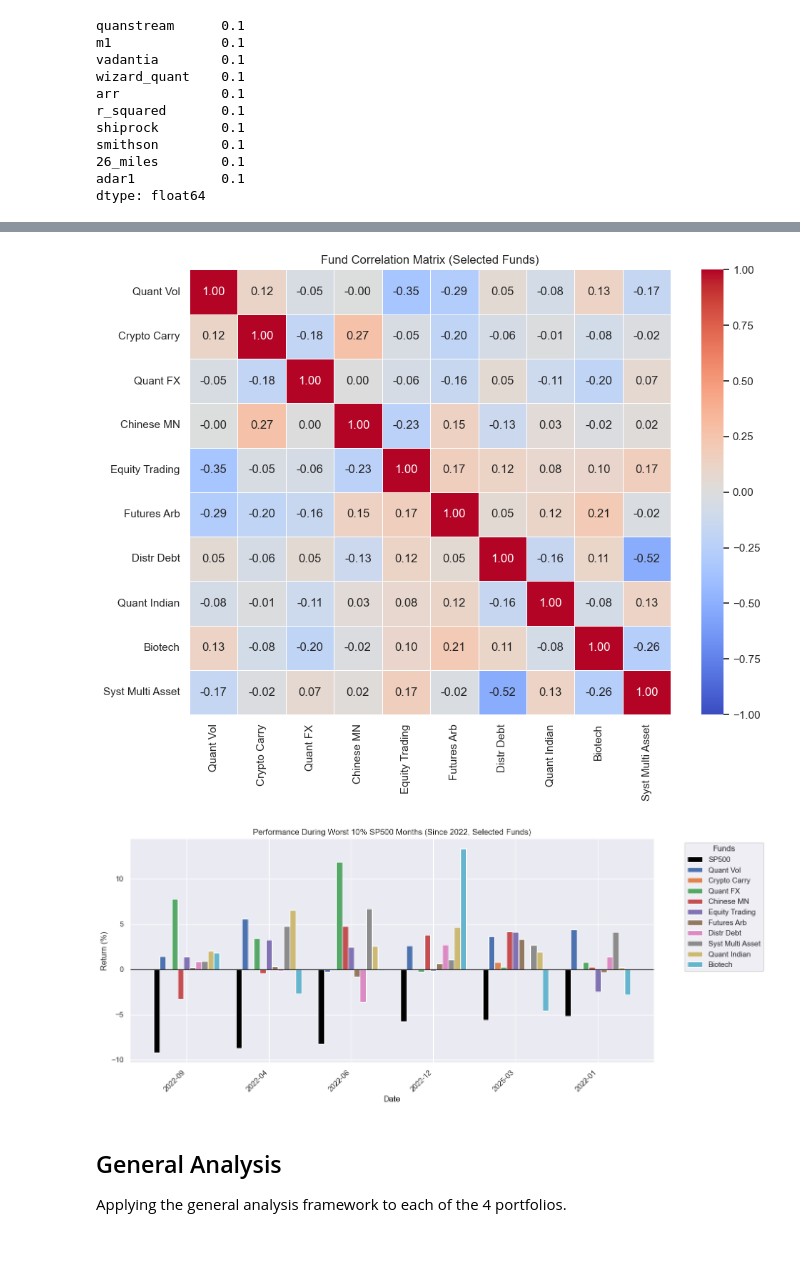
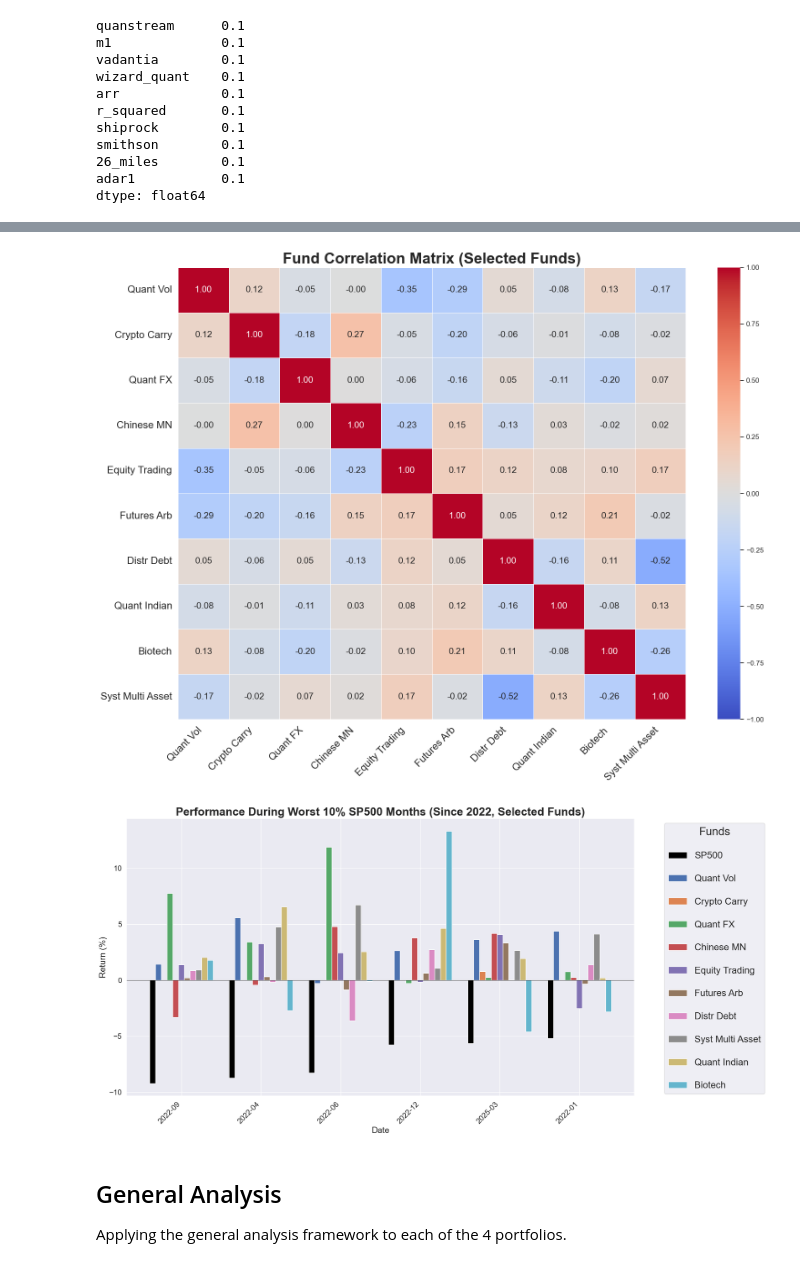
Before and after one commit to arthurdhonneur7/athenee_hf_portfolio, a Jupyter notebook: target_pflio.ipynb, the cells around one changed output, grey strips where cells are left out. Saved outputs shown, nothing was run; the diff lists cells and outputs as text; code cells hidden in the pictures.

```diff
--- a/target_pflio.ipynb
+++ b/target_pflio.ipynb
@@ -334,7 +334,7 @@ plt.show()
 # --- Worst 10% SP500 Months Analysis (All Funds) ---
 import pandas as pd
 
-def plot_worst_sp500_months_interactive(data_df, title_suffix="", start_date=None, save_path=None):
+def plot_worst_sp500_months_interactive(data_df, title_suffix="", start_date=None, save_path=None, figsize=(20, 10)):
     df_plot = data_df.copy()
     if start_date:
         df_plot = df_plot[df_plot.index >= pd.to_datetime(start_date)]
@@ -357,7 +357,7 @@ def plot_worst_sp500_months_interactive(data_df, title_suffix="", start_date=Non
     import matplotlib.pyplot as plt
     import numpy as np
 
-    fig, ax = plt.subplots(figsize=(14, 6))
+    fig, ax = plt.subplots(figsize=figsize)
     x = np.arange(len(plot_data))
     num_cols = len(cols_to_plot)
     width = 0.8 / num_cols
@@ -369,12 +369,13 @@ def plot_worst_sp500_months_interactive(data_df, title_suffix="", start_date=Non
     for i, col in enumerate([c for c in cols_to_plot if c != 'sp500']):
         ax.bar(x - width * (num_cols / 2 - 0.5) + (i + 1) * width, plot_data[col], width, label=col)
 
-    ax.set_title(f'Performance During Worst 10% SP500 Months {title_suffix}')
-    ax.set_xlabel('Date')
-    ax.set_ylabel('Return (%)')
+    ax.set_title(f'Performance During Worst 10% SP500 Months {title_suffix}', fontsize=24, fontweight='bold')
+    ax.set_xlabel('Date', fontsize=18)
+    ax.set_ylabel('Return (%)', fontsize=18)
+    ax.tick_params(axis='y', labelsize=16)
     ax.set_xticks(x)
-    ax.set_xticklabels(plot_data.index, rotation=45, ha='right')
-    ax.legend(title='Funds', bbox_to_anchor=(1.05, 1), loc='upper left')
+    ax.set_xticklabels(plot_data.index, rotation=45, ha='right', fontsize=16)
+    ax.legend(title='Funds', bbox_to_anchor=(1.05, 1), loc='upper left', fontsize=20, title_fontsize=24, labelspacing=1.5, markerscale=2)
     ax.axhline(0, color='black', linewidth=1)
 
     plt.tight_layout()
@@ -530,20 +531,22 @@ selected_funds = list(allocations.keys())
 
 # 1. Fund Statistics
 stats_df_sel = stats_df_sorted.loc[stats_df_sorted.index.intersection(selected_funds)]
-fig, ax1 = plt.subplots(figsize=(10, 5))
+fig, ax1 = plt.subplots(figsize=(20, 10))
 x = np.arange(len(stats_df_sel))
 width = 0.35
 ax1.bar(x - width/2, stats_df_sel["Annualized Mean"], width, label='Annualized Mean', color='steelblue')
 ax1.bar(x + width/2, stats_df_sel["Annualized Std"], width, label='Annualized Std', color='firebrick')
-ax1.set_ylabel('Annualized Return / Volatility')
-ax1.set_title('Fund Statistics: Returns, Volatility and Proxy Sharpe (Selected Funds)')
+ax1.set_ylabel('Annualized Return / Volatility', fontsize=18)
+ax1.tick_params(axis='y', labelsize=16)
+ax1.set_title('Fund Statistics: Returns, Volatility and Proxy Sharpe (Selected Funds)', fontsize=24, fontweight='bold')
 ax1.set_xticks(x)
-ax1.set_xticklabels([fund_short_names.get(str(c), 'Generic strategy') for c in stats_df_sel.index], rotation=45, ha='right')
-ax1.legend(loc='upper left')
+ax1.set_xticklabels([fund_short_names.get(str(c), 'Generic strategy') for c in stats_df_sel.index], rotation=45, ha='right', fontsize=16)
+ax1.legend(loc='upper left', fontsize=14)
 ax2 = ax1.twinx()
 ax2.plot(x, stats_df_sel["Proxy Sharpe"], color='darkgreen', marker='o', linewidth=2, label='Proxy Sharpe')
-ax2.set_ylabel('Proxy Sharpe Ratio')
-ax2.legend(loc='upper right')
+ax2.set_ylabel('Proxy Sharpe Ratio', fontsize=18)
+ax2.tick_params(axis='y', labelsize=16)
+ax2.legend(loc='upper right', fontsize=14)
 plt.tight_layout()
 fig.savefig("report/fund_stats.pdf", bbox_inches="tight")
 plt.show()
@@ -551,9 +554,11 @@ plt.show()
 # 2. Correlation Matrix
 corr_matrix_sel = df_funds_full[df_funds_full.columns.intersection(selected_funds)].corr()
 corr_matrix_sel.rename(columns=lambda x: fund_short_names.get(x, 'Generic strategy'), index=lambda x: fund_short_names.get(x, 'Generic strategy'), inplace=True)
-plt.figure(figsize=(10, 8))
-sns.heatmap(corr_matrix_sel, annot=True, cmap='coolwarm', vmin=-1, vmax=1, fmt=".2f", linewidths=.5)
-plt.title('Fund Correlation Matrix (Selected Funds)')
+plt.figure(figsize=(16, 12))
+sns.heatmap(corr_matrix_sel, annot=True, cmap='coolwarm', vmin=-1, vmax=1, fmt=".2f", linewidths=.5, annot_kws={"size": 14})
+plt.xticks(fontsize=16, rotation=45, ha='right')
+plt.yticks(fontsize=16, rotation=0)
+plt.title('Fund Correlation Matrix (Selected Funds)', fontsize=24, fontweight='bold')
 plt.tight_layout()
 plt.savefig("report/correlation.pdf", bbox_inches="tight")
 plt.show()
@@ -567,5 +572,5 @@ plot_worst_sp500_months_interactive(df_worst, "(Since 2022, Selected Funds)", st
-[figure, old version]
+[figure, new version]
-[figure, old version]
+[figure, new version]
 # %% [markdown]
 ## General Analysis
 
```
Also changed, not shown: parts of 3 cells of this notebook, 16 other files.
